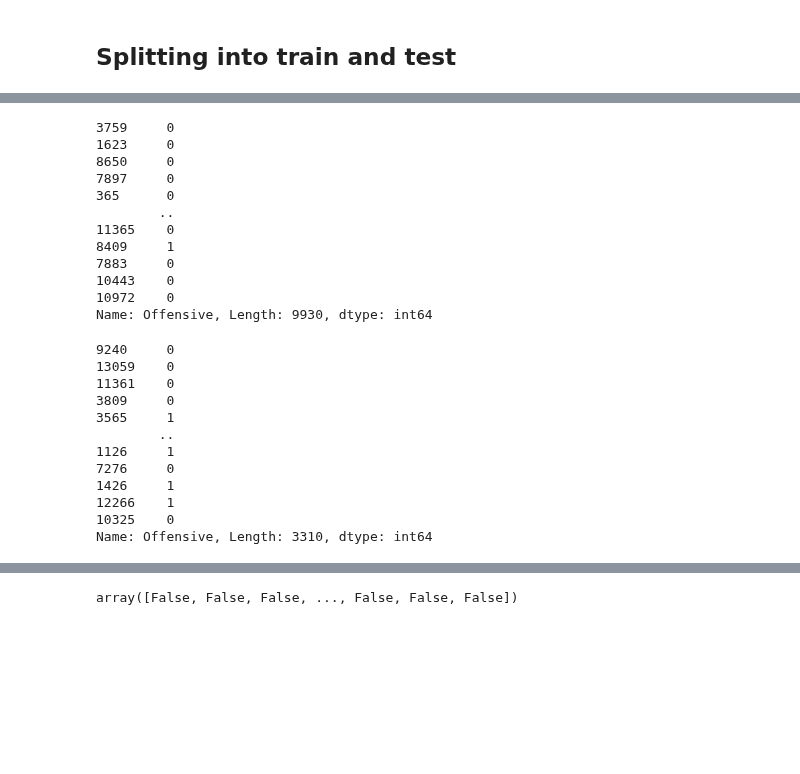
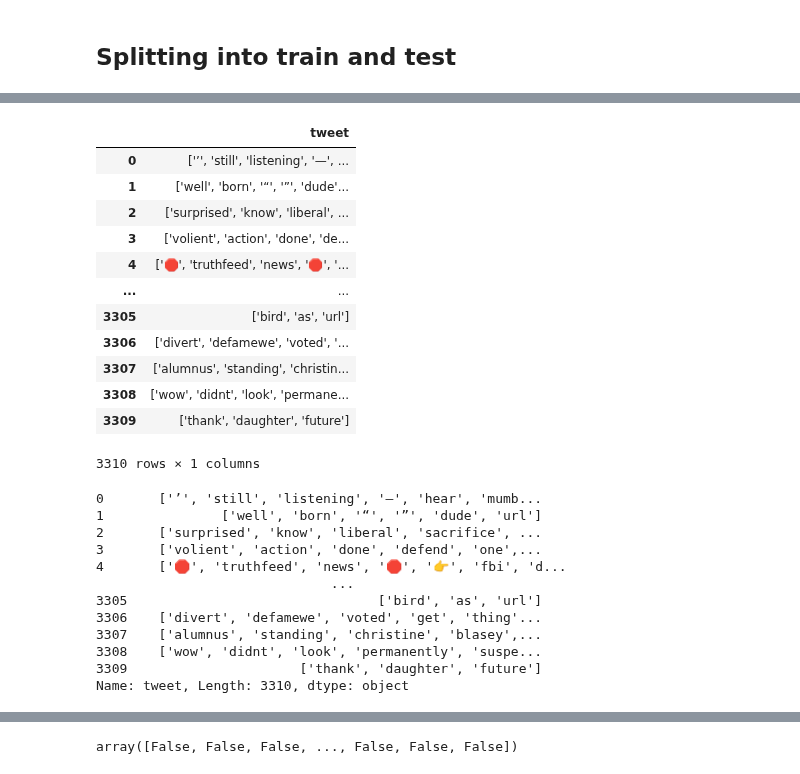
Before and after one commit to divyas39/SSL-Offensive-Lang-Detection-Social-Media, a Jupyter notebook: Self training.ipynb, the cells around one changed output, grey strips where cells are left out. Saved outputs shown, nothing was run; the diff lists cells and outputs as text; code cells hidden in the pictures; blank space fills up the shorter version.

```diff
--- a/Self training.ipynb
+++ b/Self training.ipynb
@@ -162,30 +165,33 @@ Name: tweet, Length: 3310, dtype: object
-# %%
-y_train
-# %% [output]
-3759     0
-1623     0
-8650     0
-7897     0
-365      0
-        ..
-11365    0
-8409     1
-7883     0
-10443    0
-10972    0
-Name: Offensive, Length: 9930, dtype: int64
-# %%
-y_test
-# %% [output]
-9240     0
-13059    0
-11361    0
-3809     0
-3565     1
-        ..
-1126     1
-7276     0
-1426     1
-12266    1
-10325    0
-Name: Offensive, Length: 3310, dtype: int64
+# %%
+X_test = X_test.reset_index().drop(['index'], axis=1)
+X_test
+# %% [output]
+|  | tweet |
+| 0 | ['’', 'still', 'listening', '—', ... |
+| 1 | ['well', 'born', '“', '”', 'dude'... |
+| 2 | ['surprised', 'know', 'liberal', ... |
+| 3 | ['volient', 'action', 'done', 'de... |
+| 4 | ['🛑', 'truthfeed', 'news', '🛑', '... |
+| ... | ... |
+| 3305 | ['bird', 'as', 'url'] |
+| 3306 | ['divert', 'defamewe', 'voted', '... |
+| 3307 | ['alumnus', 'standing', 'christin... |
+| 3308 | ['wow', 'didnt', 'look', 'permane... |
+| 3309 | ['thank', 'daughter', 'future'] |
+3310 rows × 1 columns
+# %%
+X_test = X_test['tweet']
+X_test
+# %% [output]
+0       ['’', 'still', 'listening', '—', 'hear', 'mumb...
+1               ['well', 'born', '“', '”', 'dude', 'url']
+2       ['surprised', 'know', 'liberal', 'sacrifice', ...
+3       ['volient', 'action', 'done', 'defend', 'one',...
+4       ['🛑', 'truthfeed', 'news', '🛑', '👉', 'fbi', 'd...
+                              ...
+3305                                ['bird', 'as', 'url']
+3306    ['divert', 'defamewe', 'voted', 'get', 'thing'...
+3307    ['alumnus', 'standing', 'christine', 'blasey',...
+3308    ['wow', 'didnt', 'look', 'permanently', 'suspe...
+3309                      ['thank', 'daughter', 'future']
+Name: tweet, Length: 3310, dtype: object
```
Also changed, not shown: parts of 30 cells of this notebook.
